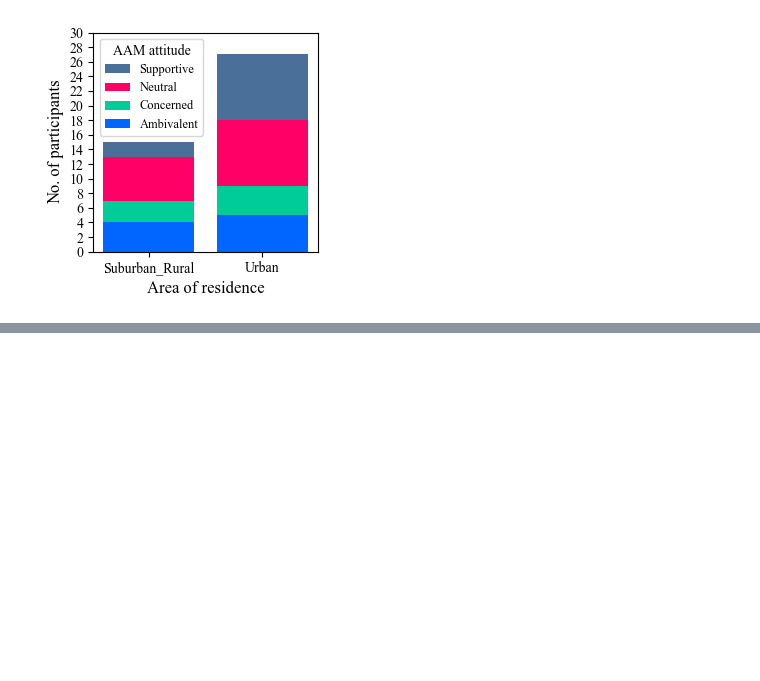
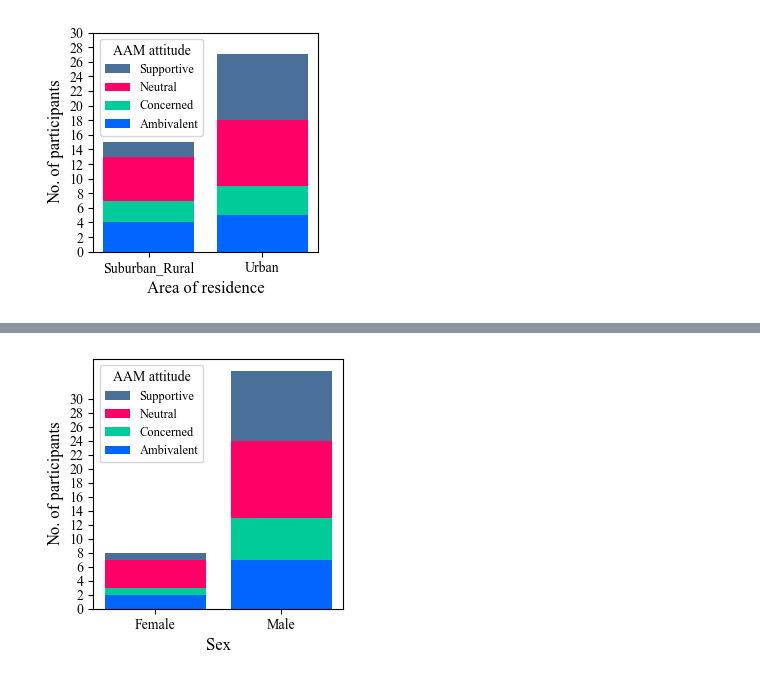
Before and after one commit to acoustics-code-salford/refmap-psychoacoustics, a Jupyter notebook: src/refmap_psychoacoustics/notebooks/refmap_listest1_analysis_EDA_check+sample.ipynb, the cells around one changed output, grey strips where cells are left out. Cells and saved outputs as stored; diff of their text form; code cells hidden in the pictures; blank space fills up the shorter version.

```diff
--- a/src/refmap_psychoacoustics/notebooks/refmap_listest1_analysis_EDA_check+sample.ipynb
+++ b/src/refmap_psychoacoustics/notebooks/refmap_listest1_analysis_EDA_check+sample.ipynb
@@ -1144,0 +1193,46 @@ plt.show()
+# %%
+# attitude by sex (grouped)
+fig, ax = plt.subplots(figsize=(3.25, 3.25))
+
+attCats = np.sort(postTestResponses['AAM_attitude'].unique())
+sexCats = np.sort(postTestResponses['Sex'].unique())
+data = postTestResponses[['Sex']
+                         + ['AAM_attitude']].apply('.'.join,
+                                                      axis=1).value_counts().sort_index()
+
+df = pd.DataFrame(columns = ['Sex', 'AAM_attitude', 'counts'], dtype='int64')
+df.Sex = sexCats.repeat(len(attCats), 0)
+df.AAM_attitude = np.tile(attCats, len(sexCats))
+df.counts = 0
+
+for sex in sexCats:
+    for att in attCats:
+        try:
+            df.loc[(df['Sex'] == sex)
+                   & (df['AAM_attitude'] == att), 'counts'] = data.filter(like=sex).filter(like=att).iloc[0]
+        except:
+            continue
+
+width = 0.5
+
+bottom = np.zeros(len(sexCats))
+
+for ii, att in enumerate(attCats):
+    p = ax.bar(sexCats, df.loc[df['AAM_attitude'] == att, ['Sex', 'counts']].counts,
+               label=att, bottom=bottom, color=mycolours[ii])
+    bottom += np.array(df.loc[df['AAM_attitude'] == att, ['Sex', 'counts']].counts)
+
+handles, labels = ax.get_legend_handles_labels()
+ax.legend(handles[::-1], labels[::-1], loc='upper left', title="AAM attitude", fontsize=9, ncols=1)
+ax.set(yticks=range(0, 32, 2), ylabel="No. of participants",
+       xlabel="Sex")
+
+if saveplots:
+    filename = "SexAttitudeGroup"
+    plt.savefig(os.path.join(outFigPath, "svg", filename + ".svg"),
+                format='svg')
+    plt.savefig(os.path.join(outFigPath, "pdf", filename + ".pdf"),
+                format='pdf')
+plt.show()
+# %% [output]
+[figure, added]
```
Also changed, not shown: parts of 11 cells of this notebook, 1 other file.
